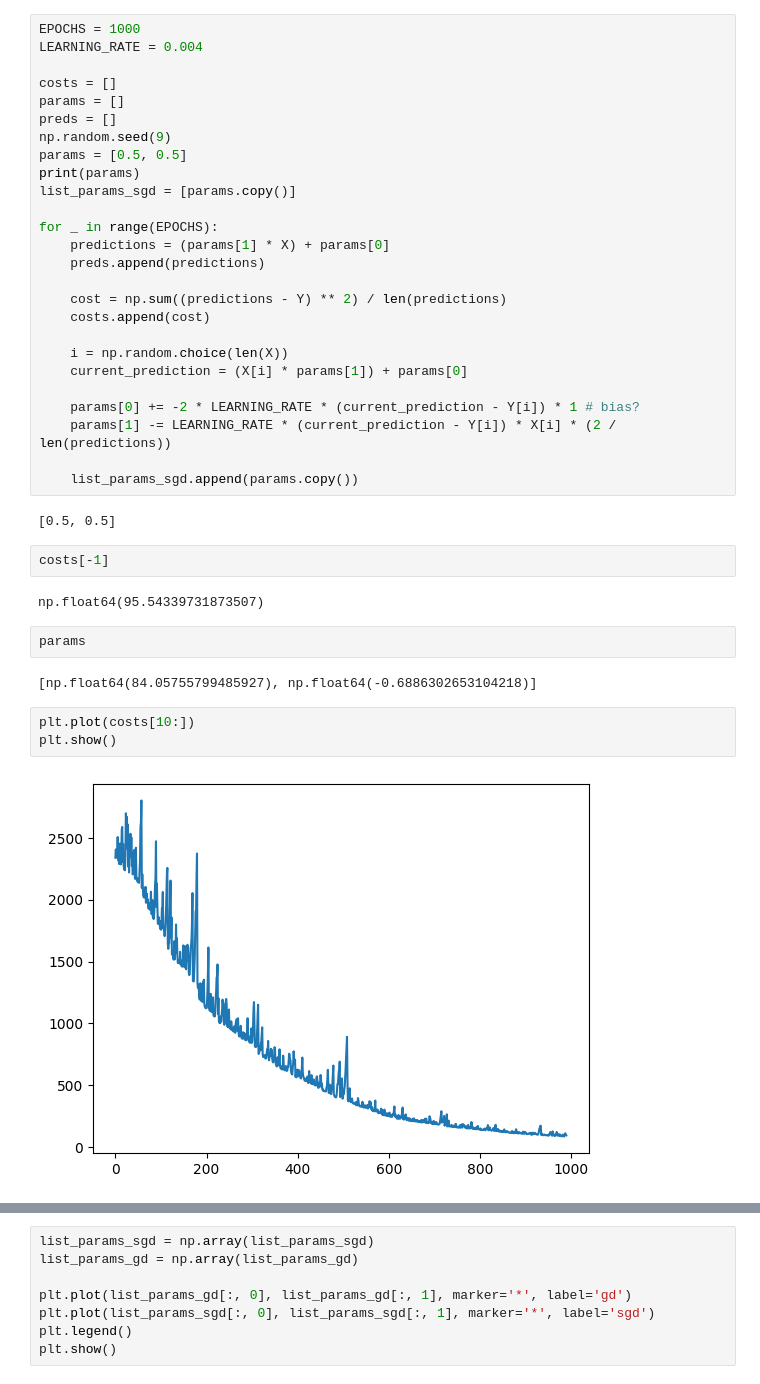
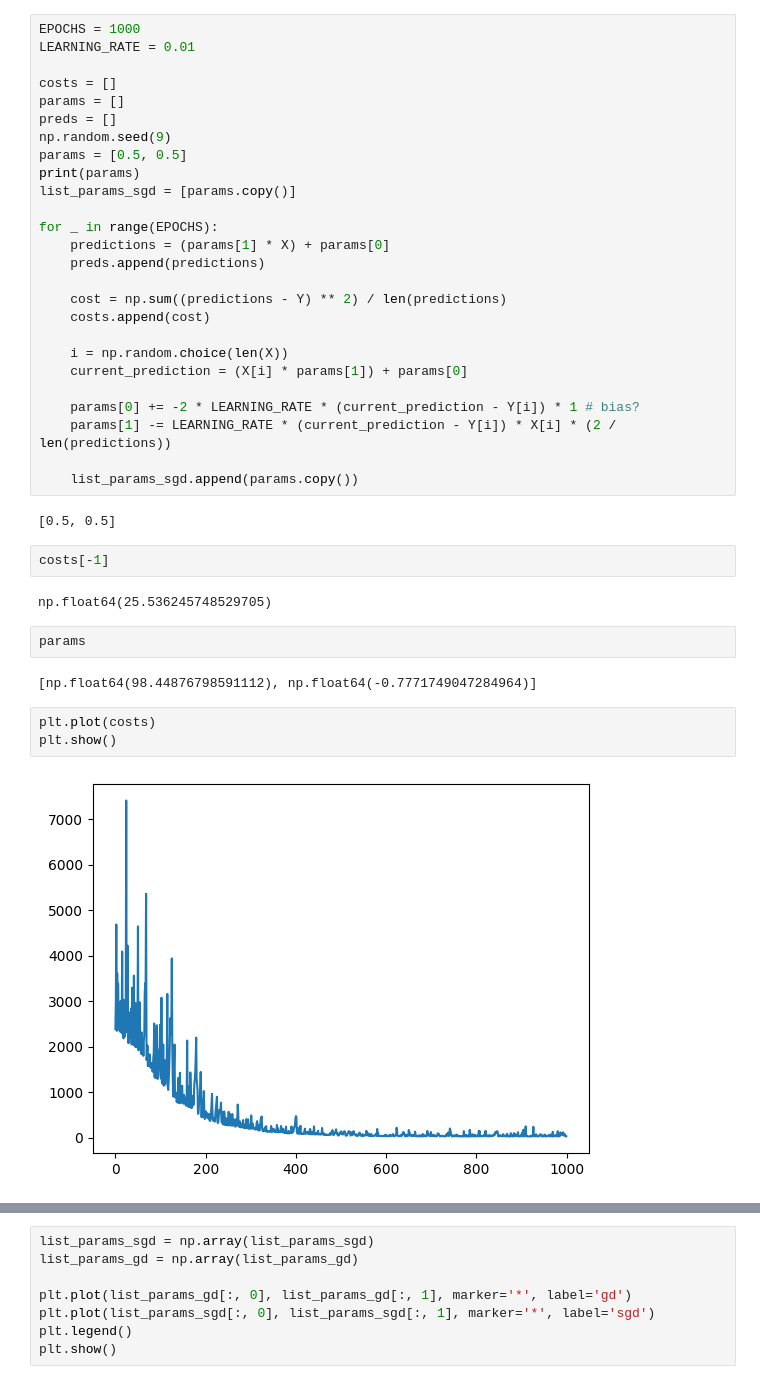
Before and after one commit to archimage-wiz/DS_ModelsParametersModule1, a Jupyter notebook: 03LossFuncOpt/FEML3_gradient_descent_Ponomareva.ipynb, the cells around one changed output, grey strips where cells are left out. Cells and saved outputs as stored; diff of their text form.

```diff
--- a/03LossFuncOpt/FEML3_gradient_descent_Ponomareva.ipynb
+++ b/03LossFuncOpt/FEML3_gradient_descent_Ponomareva.ipynb
@@ -197,7 +197,7 @@ array([0.10476728, 0.40912976])
 ## Метод стохастического градиентного спуска
 # %%
 EPOCHS = 1000
-LEARNING_RATE = 0.004
+LEARNING_RATE = 0.01
 
 costs = []
 params = []
@@ -226,16 +226,16 @@ for _ in range(EPOCHS):
 # %%
 costs[-1]
 # %% [output]
-np.float64(95.54339731873507)
+np.float64(25.536245748529705)
 # %%
 params
 # %% [output]
-[np.float64(84.05755799485927), np.float64(-0.6886302653104218)]
+[np.float64(98.44876798591112), np.float64(-0.7771749047284964)]
 # %%
-plt.plot(costs[10:])
+plt.plot(costs)
 plt.show()
 # %% [output]
-[figure, old version]
+[figure, new version]
 # %%
 plt.scatter(X, Y, color='blue')
 # for x in range(len(preds)-1, 0, -1):
```
Also changed, not shown: parts of 1 cell of this notebook.
